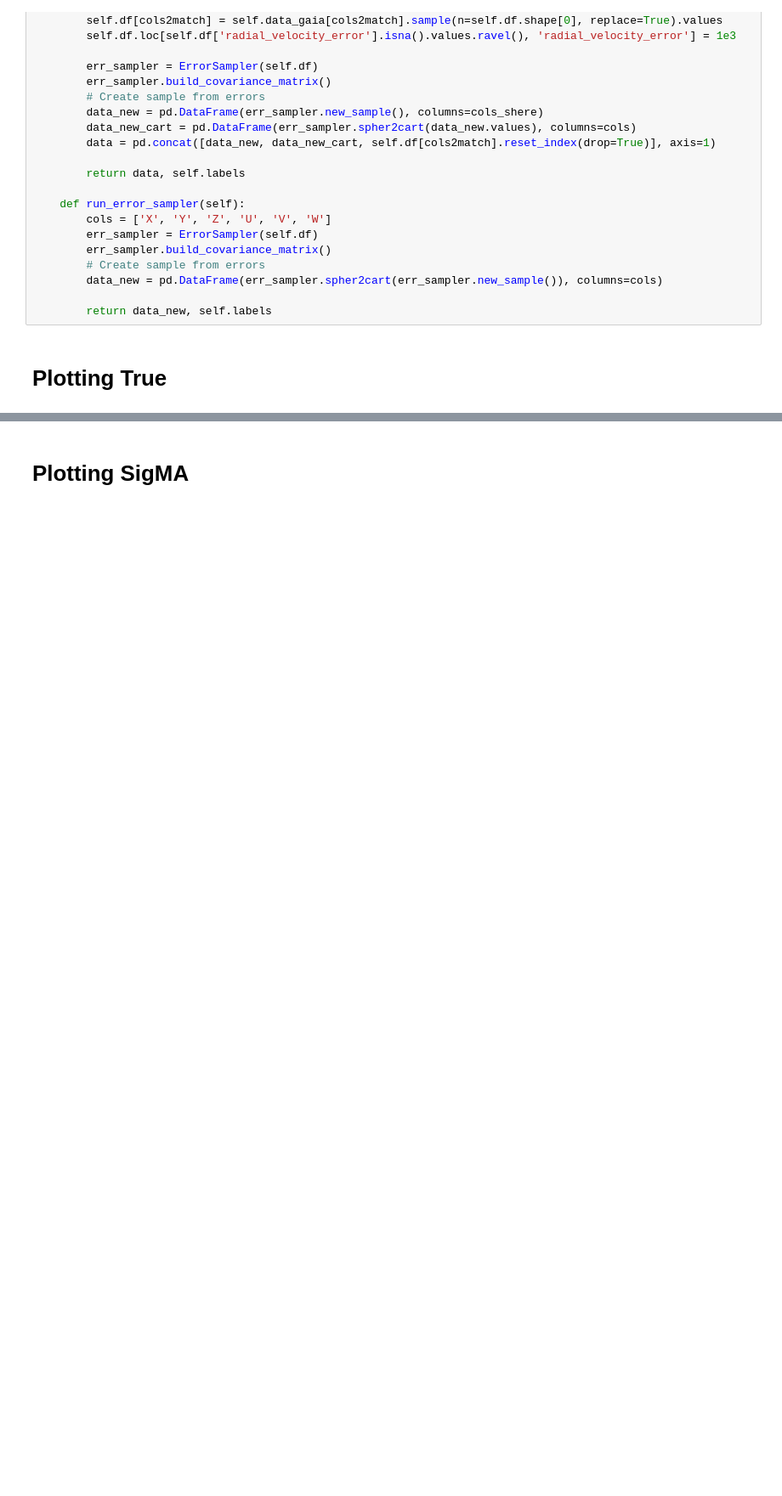
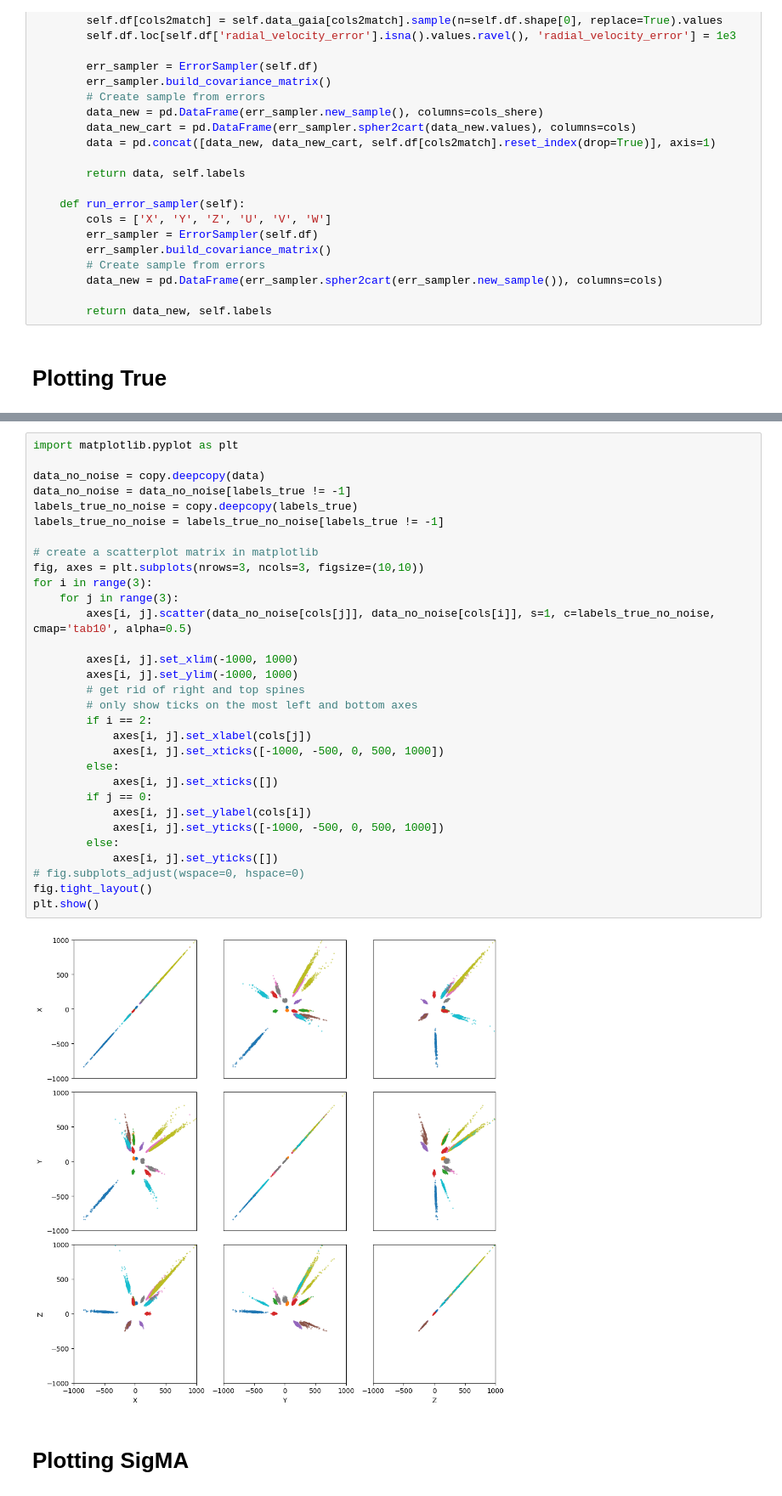
Before and after one commit to nicomu99/bachelor-project-implementation, a Jupyter notebook: data_generation.ipynb, the cells around one changed output, grey strips where cells are left out. Shown at 85% size. Drawn from its saved outputs; the diff is of its cells as text; blank space fills up the shorter version.

```diff
--- a/data_generation.ipynb
+++ b/data_generation.ipynb
@@ -568,3 +561,36 @@ plot_3D_data(data, xyz_titles=cols, ax_range=[-1000, 1000], labels=labels_true,
+# %%
+import matplotlib.pyplot as plt
+
+data_no_noise = copy.deepcopy(data)
+data_no_noise = data_no_noise[labels_true != -1]
+labels_true_no_noise = copy.deepcopy(labels_true)
+labels_true_no_noise = labels_true_no_noise[labels_true != -1]
+
+# create a scatterplot matrix in matplotlib
+fig, axes = plt.subplots(nrows=3, ncols=3, figsize=(10,10))
+for i in range(3):
+    for j in range(3):
+        axes[i, j].scatter(data_no_noise[cols[j]], data_no_noise[cols[i]], s=1, c=labels_true_no_noise, cmap='tab10', alpha=0.5)
+
+        axes[i, j].set_xlim(-1000, 1000)
+        axes[i, j].set_ylim(-1000, 1000)
+        # get rid of right and top spines
+        # only show ticks on the most left and bottom axes
+        if i == 2:
+            axes[i, j].set_xlabel(cols[j])
+            axes[i, j].set_xticks([-1000, -500, 0, 500, 1000])
+        else:
+            axes[i, j].set_xticks([])
+        if j == 0:
+            axes[i, j].set_ylabel(cols[i])
+            axes[i, j].set_yticks([-1000, -500, 0, 500, 1000])
+        else:
+            axes[i, j].set_yticks([])
+# fig.subplots_adjust(wspace=0, hspace=0)
+fig.tight_layout()
+plt.show()
+# %% [output]
+[figure, added]
 # %% [markdown]
 # Plotting SigMA
 # %%
```
Also changed, not shown: parts of 3 cells of this notebook.
